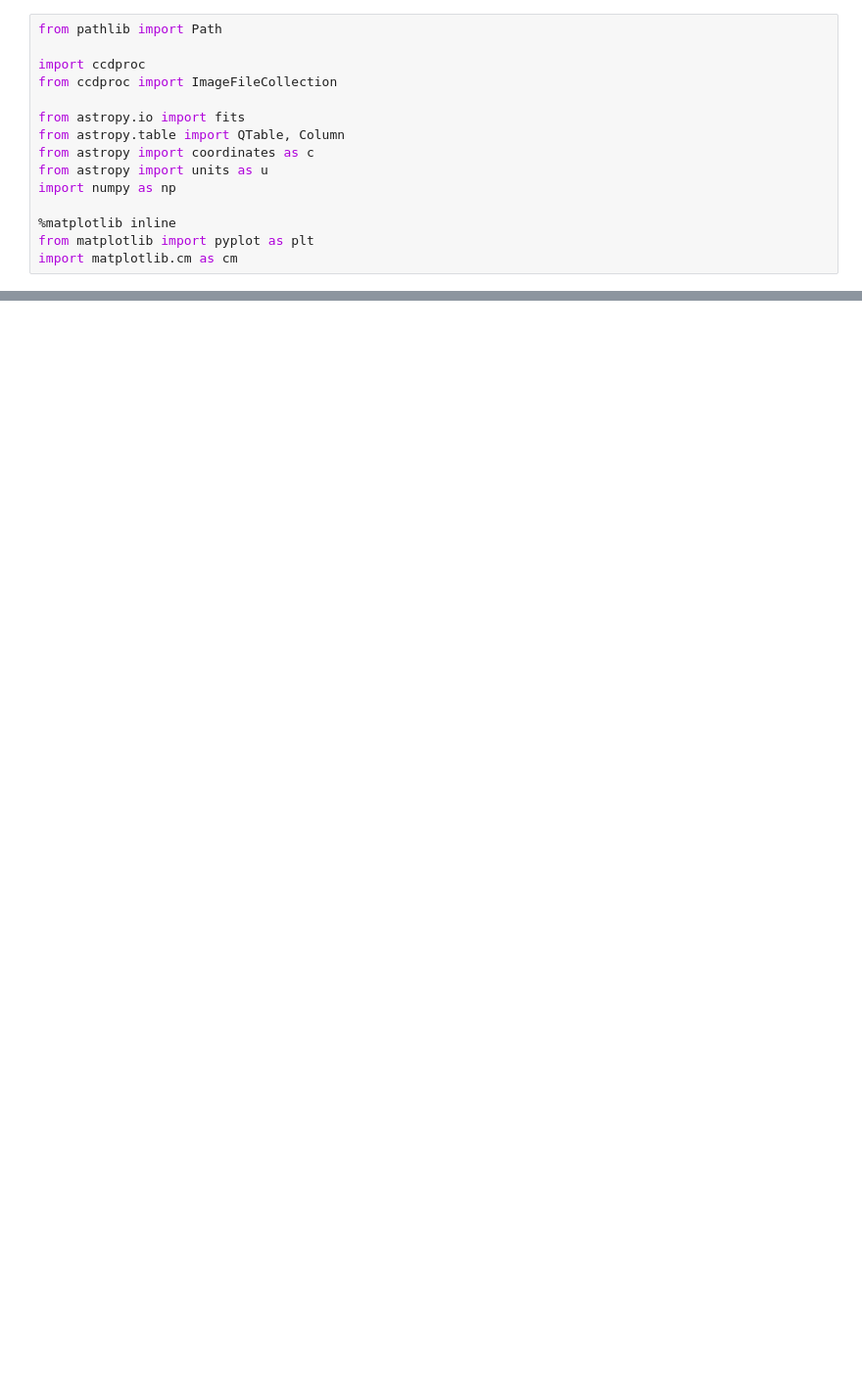
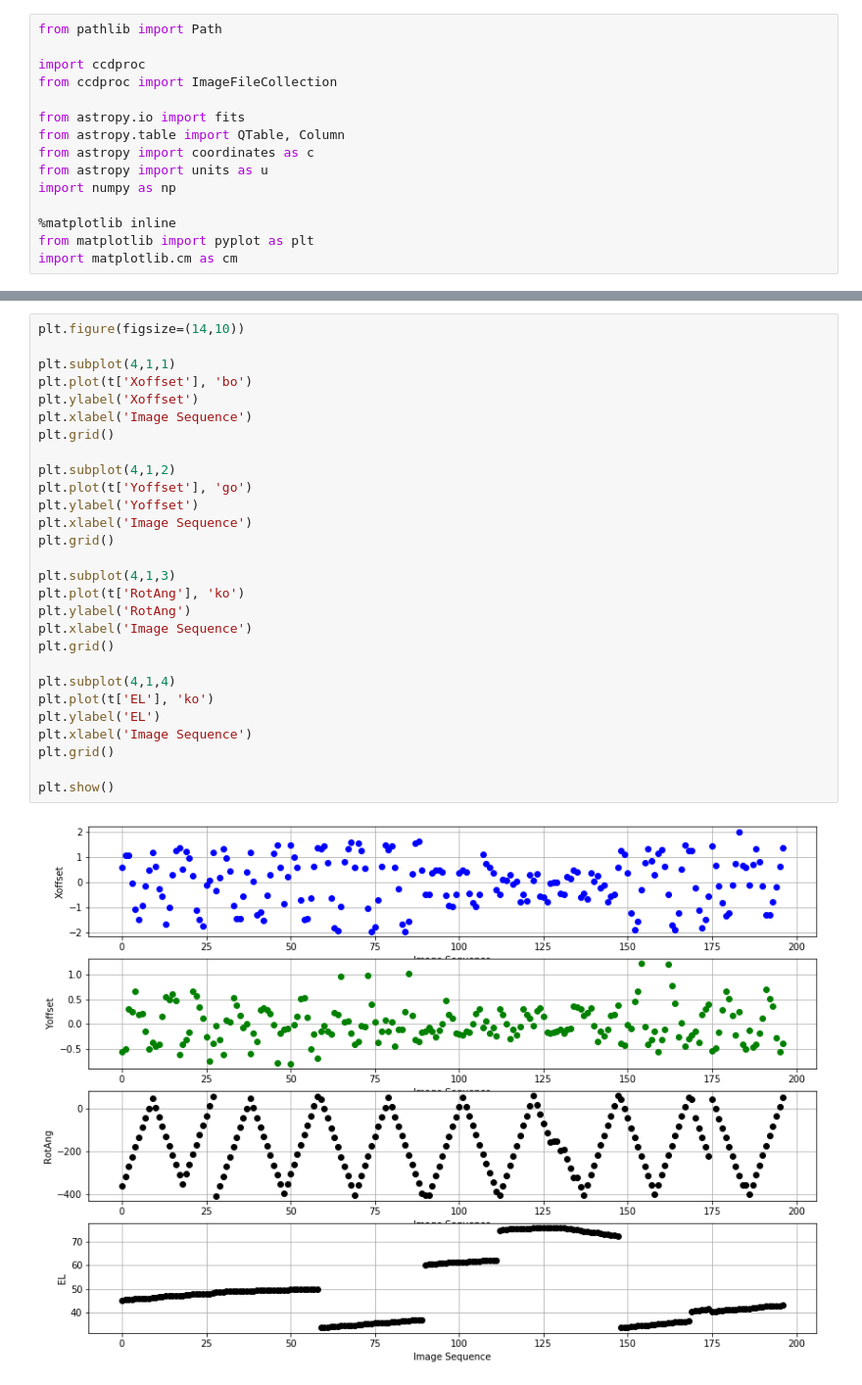
Before and after one commit to joshwalawender/MOSFIRE_GuiderFlexureModel, a Jupyter notebook: Guider Flexure.ipynb, the cells around one changed output, grey strips where cells are left out. Shown at 98% size. Drawn from its saved outputs; the diff is of its cells as text; blank space fills up the shorter version.

```diff
--- a/Guider Flexure.ipynb
+++ b/Guider Flexure.ipynb
@@ -85,0 +149,30 @@ t.add_column(Column(yo, name='Ymodel'))
+# %%
+plt.figure(figsize=(14,10))
+
+plt.subplot(4,1,1)
+plt.plot(t['Xoffset'], 'bo')
+plt.ylabel('Xoffset')
+plt.xlabel('Image Sequence')
+plt.grid()
+
+plt.subplot(4,1,2)
+plt.plot(t['Yoffset'], 'go')
+plt.ylabel('Yoffset')
+plt.xlabel('Image Sequence')
+plt.grid()
+
+plt.subplot(4,1,3)
+plt.plot(t['RotAng'], 'ko')
+plt.ylabel('RotAng')
+plt.xlabel('Image Sequence')
+plt.grid()
+
+plt.subplot(4,1,4)
+plt.plot(t['EL'], 'ko')
+plt.ylabel('EL')
+plt.xlabel('Image Sequence')
+plt.grid()
+
+plt.show()
+# %% [output]
+[figure, added]
```
Also changed, not shown: parts of 19 cells of this notebook.
